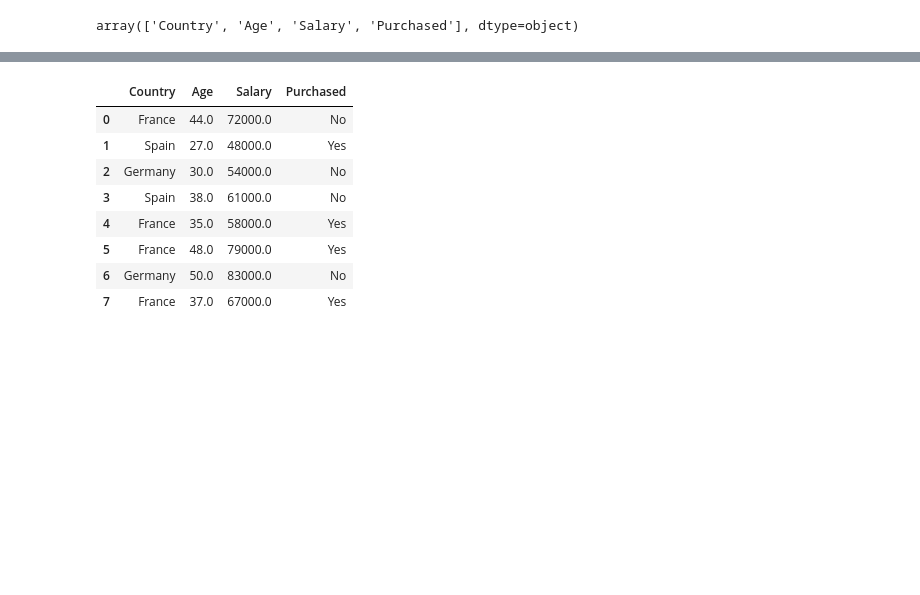
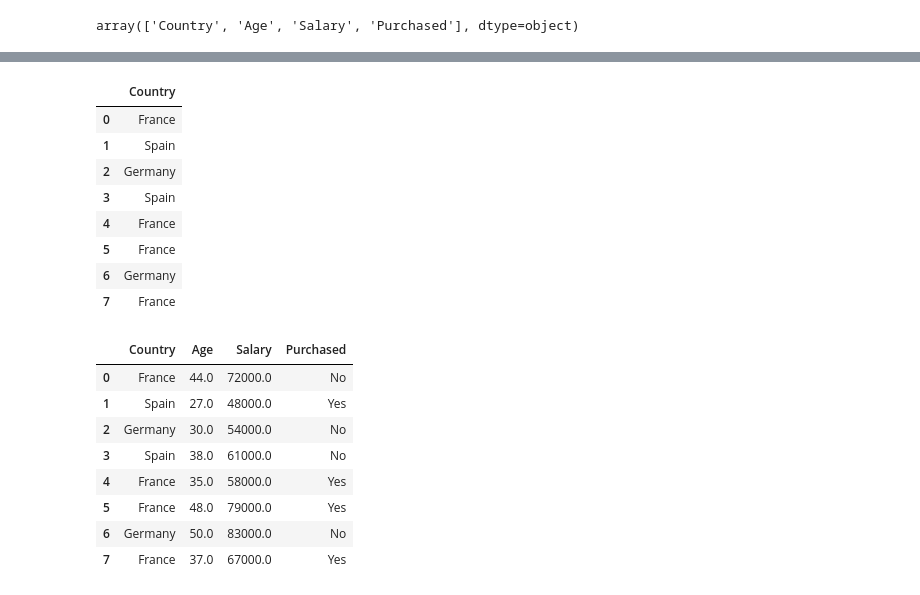
Before and after one commit to wnstjq0915/my_study, a Jupyter notebook: yh-k4-main/데이터분석 리뷰/K-Means2.ipynb, the cells around one changed output, grey strips where cells are left out. Saved outputs shown, nothing was run; the diff lists cells and outputs as text; code cells hidden in the pictures; blank space fills up the shorter version.

```diff
--- a/yh-k4-main/데이터분석 리뷰/K-Means2.ipynb
+++ b/yh-k4-main/데이터분석 리뷰/K-Means2.ipynb
@@ -216,3 +228,15 @@ array(['Country', 'Age', 'Salary', 'Purchased'], dtype=object)
+# %%
+X['Country'].to_frame()
+# %% [output]
+|  | Country |
+| 0 | France |
+| 1 | Spain |
+| 2 | Germany |
+| 3 | Spain |
+| 4 | France |
+| 5 | France |
+| 6 | Germany |
+| 7 | France |
 # %%
 X_new = pd.DataFrame()
 for name in X.columns: # 각 컬럼을 name으로 받아서 반복
```
Also changed, not shown: parts of 2 cells of this notebook, 2 other files.
